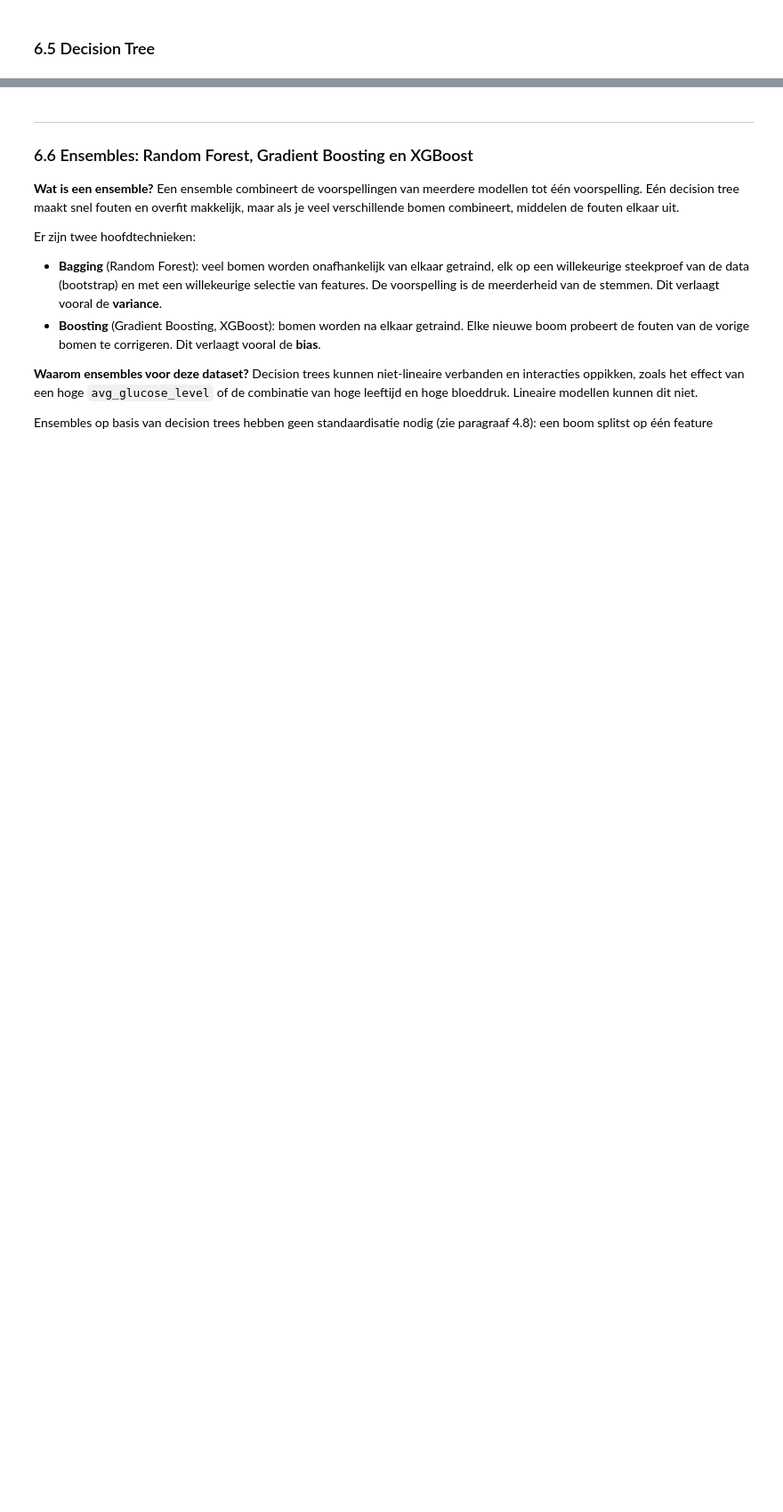
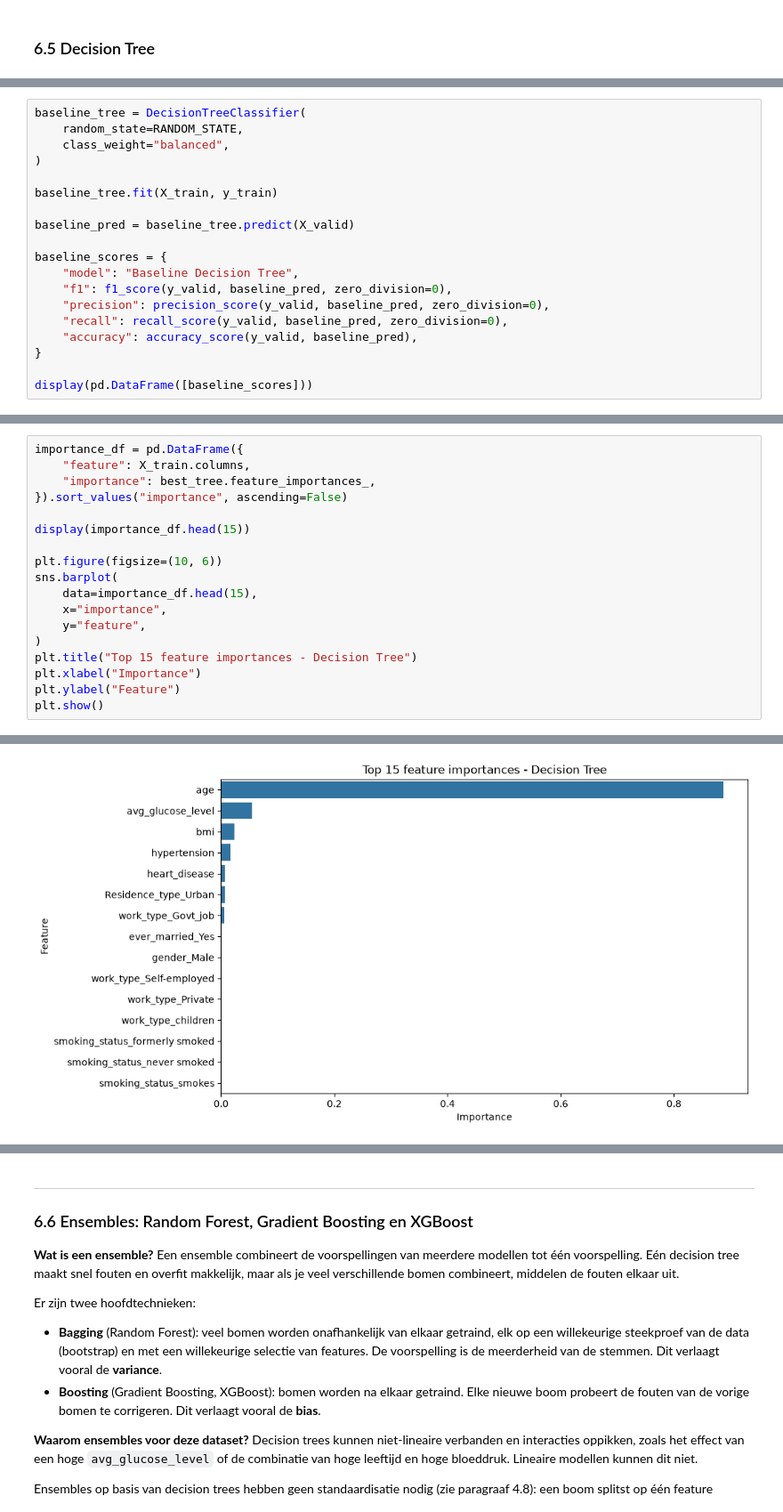
Before and after one commit to Gamal-alsa2026/Predicting-stroke-2026-27, a Jupyter notebook: notebooks/predict_stroke.ipynb, the cells around one changed output, grey strips where cells are left out. Shown at 89% size. Saved outputs shown, nothing was run; the diff lists cells and outputs as text; blank space fills up the shorter version.

```diff
--- a/notebooks/predict_stroke.ipynb
+++ b/notebooks/predict_stroke.ipynb
@@ -1819,0 +1921,19 @@ Samengevat haalt de SVM met `C = 0.5` en threshold 0,082 op de validatieset een
+# %%
+baseline_tree = DecisionTreeClassifier(
+    random_state=RANDOM_STATE,
+    class_weight="balanced",
+)
+
+baseline_tree.fit(X_train, y_train)
+
+baseline_pred = baseline_tree.predict(X_valid)
+
+baseline_scores = {
+    "model": "Baseline Decision Tree",
+    "f1": f1_score(y_valid, baseline_pred, zero_division=0),
+    "precision": precision_score(y_valid, baseline_pred, zero_division=0),
+    "recall": recall_score(y_valid, baseline_pred, zero_division=0),
+    "accuracy": accuracy_score(y_valid, baseline_pred),
+}
+
+display(pd.DataFrame([baseline_scores]))
@@ -1819,0 +2206,19 @@ Samengevat haalt de SVM met `C = 0.5` en threshold 0,082 op de validatieset een
+# %%
+importance_df = pd.DataFrame({
+    "feature": X_train.columns,
+    "importance": best_tree.feature_importances_,
+}).sort_values("importance", ascending=False)
+
+display(importance_df.head(15))
+
+plt.figure(figsize=(10, 6))
+sns.barplot(
+    data=importance_df.head(15),
+    x="importance",
+    y="feature",
+)
+plt.title("Top 15 feature importances - Decision Tree")
+plt.xlabel("Importance")
+plt.ylabel("Feature")
+plt.show()
+# %% [output]
@@ -1819,0 +2241 @@ Samengevat haalt de SVM met `C = 0.5` en threshold 0,082 op de validatieset een
+[figure, added]
```
Also changed, not shown: parts of 32 cells of this notebook.
